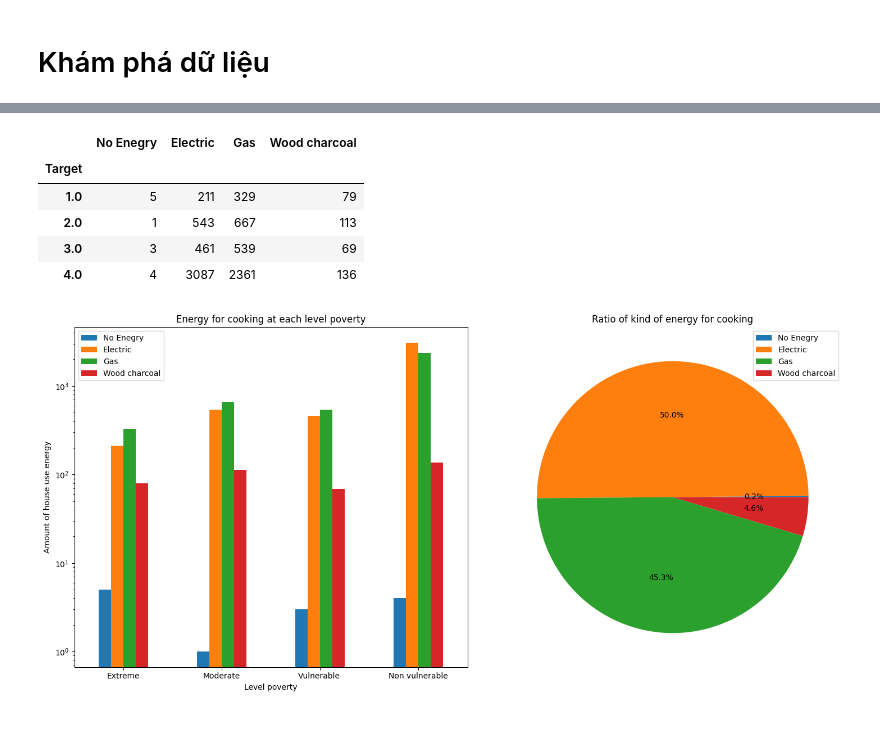
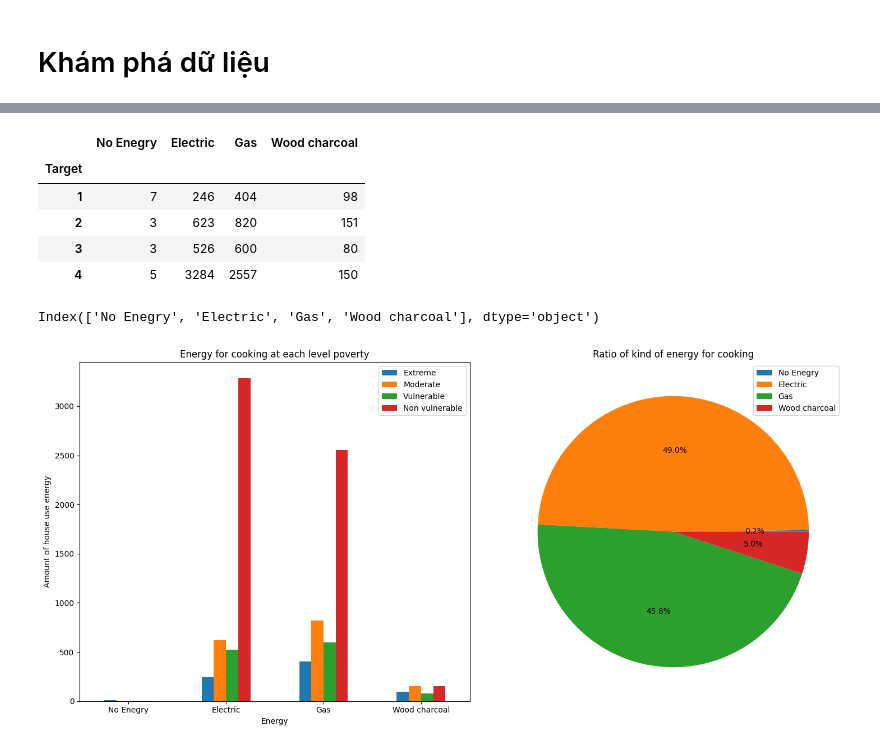
Before and after one commit to iam-Dylan/costa-rican-household, a Jupyter notebook: source/eda.ipynb, the cells around one changed output, grey strips where cells are left out. Cells and saved outputs as stored; diff of their text form; code cells hidden in the pictures.

```diff
--- a/source/eda.ipynb
+++ b/source/eda.ipynb
@@ -65,14 +65,12 @@ def plot_bar_and_pie(df, title_bar, xlabel_bar,ylabel_bar,
     key = [0,1,2,3]
     fig, ax = plt.subplots(1, 2, figsize=(15, 7))
     # Bar chart
-    df.plot.bar(ax=ax[0])
+    df_T.plot.bar(ax=ax[0])
     ax[0].set_title(title_bar)
     ax[0].set_xlabel(xlabel_bar)
     ax[0].set_ylabel(ylabel_bar)
-    ax[0].set_yscale('log')
-    ax[0].set_xticks(key, list(dict_target.values()), rotation=0)
-
-
+    ax[0].set_xticklabels(df_T.index,rotation=0)
+    ax[0].legend(dict_target.values())
     # Pie chart
     ax[1].pie(df_T.sum(axis=1), autopct='%1.1f%%')
     ax[1].set_title(title_pie)
@@ -111,19 +124,20 @@ plot_bar_and_pie(sani_df,
 # %%
 cols_name = ['No Enegry', 'Electric', 'Gas','Wood charcoal', 'Target']
-enegry_df = crearte_df(all_data, 'energcocinar', cols_name)
+enegry_df = crearte_df(train, 'energcocinar', cols_name)
 enegry_df
 # %% [output]
 |  | No Enegry | Electric | Gas | Wood charcoal |
 | Target |  |  |  |  |
-| 1.0 | 5 | 211 | 329 | 79 |
-| 2.0 | 1 | 543 | 667 | 113 |
-| 3.0 | 3 | 461 | 539 | 69 |
-| 4.0 | 4 | 3087 | 2361 | 136 |
+| 1 | 7 | 246 | 404 | 98 |
+| 2 | 3 | 623 | 820 | 151 |
+| 3 | 3 | 526 | 600 | 80 |
+| 4 | 5 | 3284 | 2557 | 150 |
 # %%
 plot_bar_and_pie(enegry_df,
                  'Energy for cooking at each level poverty',
-                 'Level poverty',
+                 'Energy',
                  'Amount of house use energy',
                  'Ratio of kind of energy for cooking')
 # %% [output]
+Index(['No Enegry', 'Electric', 'Gas', 'Wood charcoal'], dtype='object')
-[figure, old version]
+[figure, new version]
```
Also changed, not shown: parts of 15 cells of this notebook.
